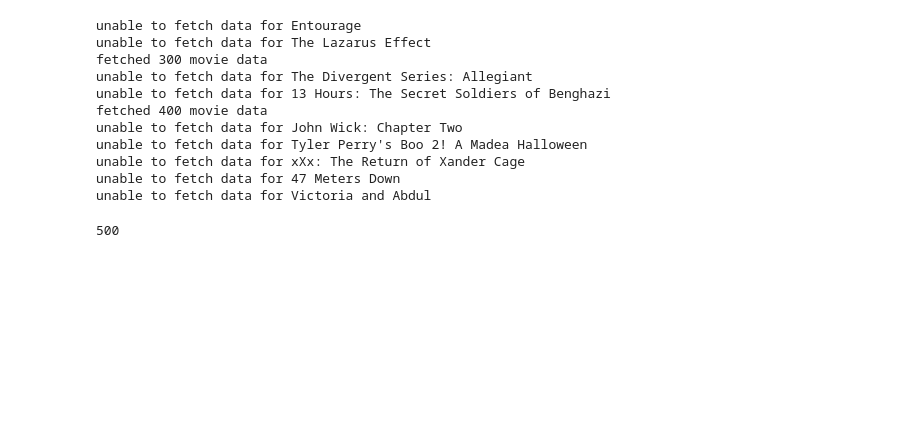
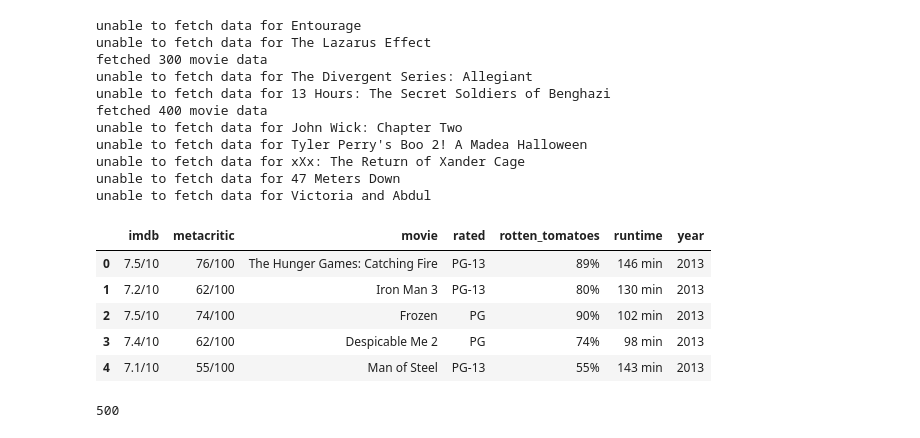
Before and after one commit to pmin91/DS_projects, a Jupyter notebook: 02-Luther/02 - Web Scrape & Data Collection.ipynb, the cells around one changed output. Saved outputs shown, nothing was run; the diff lists cells and outputs as text; code cells hidden in the pictures; blank space fills up the shorter version.

```diff
--- a/02-Luther/02 - Web Scrape & Data Collection.ipynb
+++ b/02-Luther/02 - Web Scrape & Data Collection.ipynb
@@ -617,6 +814,16 @@ unable to fetch data for Victoria and Abdul
 # %%
 # Save omdb dataframe
 omdb_df = pd.DataFrame(omdb_list)
+# %%
+omdb_df = omdb_df.drop(["actors","director"],1)
+omdb_df.head()
+# %% [output]
+|  | imdb | metacritic | movie | rated | rotten_tomatoes | runtime | year |
+| 0 | 7.5/10 | 76/100 | The Hunger Games: Catching Fire | PG-13 | 89% | 146 min | 2013 |
+| 1 | 7.2/10 | 62/100 | Iron Man 3 | PG-13 | 80% | 130 min | 2013 |
+| 2 | 7.5/10 | 74/100 | Frozen | PG | 90% | 102 min | 2013 |
+| 3 | 7.4/10 | 62/100 | Despicable Me 2 | PG | 74% | 98 min | 2013 |
+| 4 | 7.1/10 | 55/100 | Man of Steel | PG-13 | 55% | 143 min | 2013 |
 # %%
 # This should add up to 500
 #len(unfetched)
```
Also changed, not shown: parts of 37 cells of this notebook, 13 other files.
